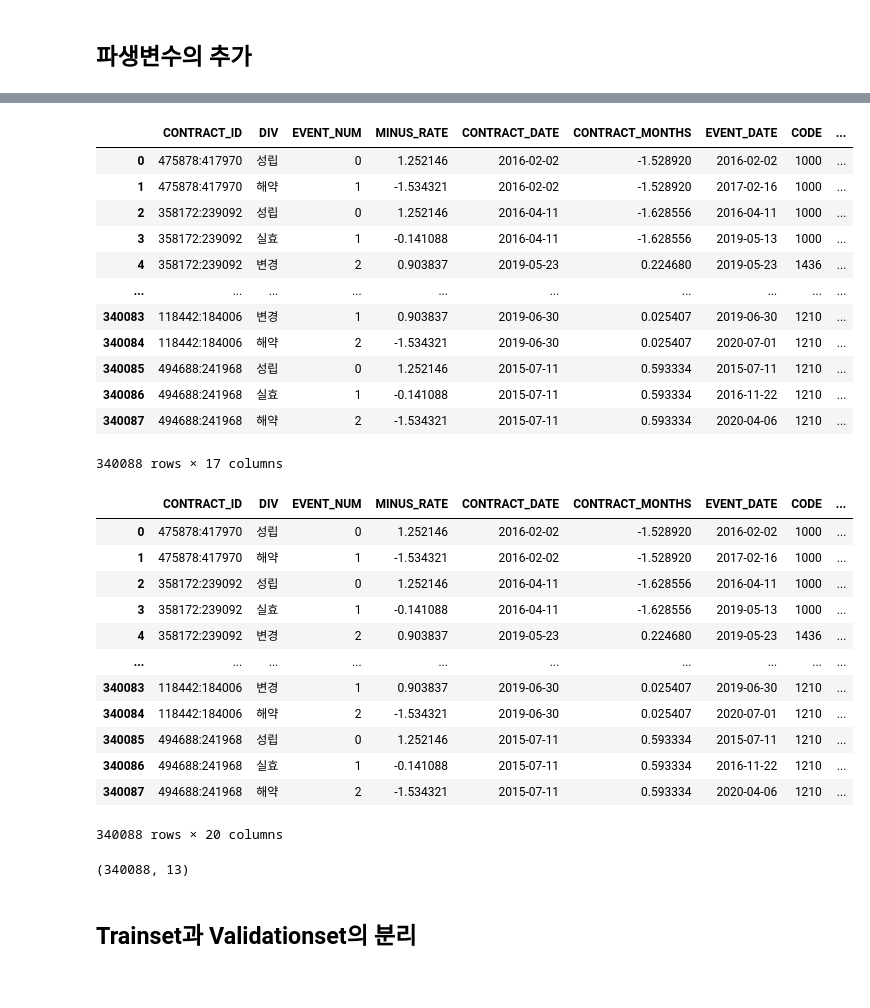
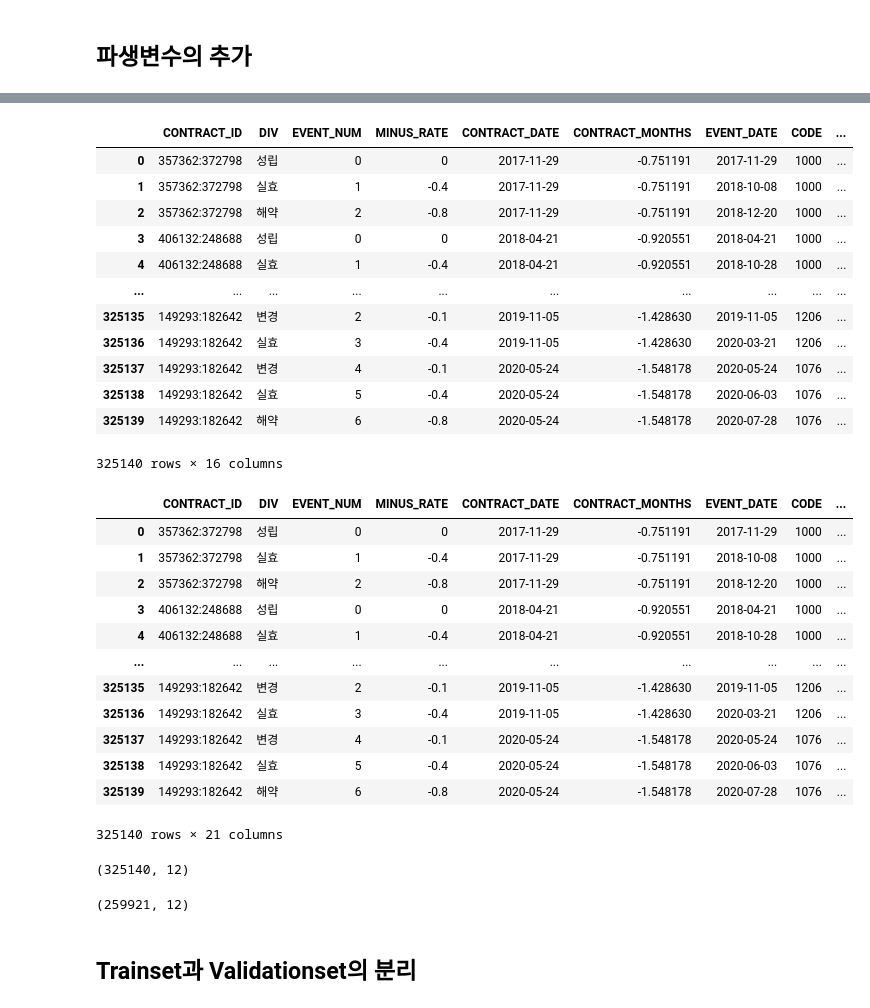
Before and after one commit to dolmani38/non-linear-regression, a Jupyter notebook: Regession_test_0809.ipynb, the cells around one changed output, grey strips where cells are left out. Saved outputs shown, nothing was run; the diff lists cells and outputs as text; code cells hidden in the pictures.

```diff
--- a/Regession_test_0809.ipynb
+++ b/Regession_test_0809.ipynb
@@ -840,9 +852,11 @@ pre_nafyc = 0
 for row in dataset2.iterrows():
   if row[1][2] == 0:
     pre_nafycs.append(0)
+    pre_nafyc = 0
   else:
     pre_nafycs.append(pre_nafyc)
-  pre_nafyc = row[1][10]
+
+  pre_nafyc = pre_nafyc + row[1][10]
 
 dataset2['PRE_NAFYC'] = pre_nafycs
 # %%
@@ -856,7 +884,7 @@ dataset2['LAST_MONTHS'] = dataset2.apply(last_months, axis=1)
 # %%
 # zscore norm
 
-ds = dataset2[['MINUS_RATE','REAL_YY','COM_RATE','PRE_NAFYC','CONTRACT_MONTHS','LAST_MONTHS']]
+ds = dataset2[['REAL_YY','PRE_NAFYC','CONTRACT_MONTHS','LAST_MONTHS']]
 
 _mean = ds.mean(axis=0)
 _std = ds.std(axis=0)
@@ -883,54 +911,74 @@ dataset2
 # %%
-dataset2['ft1'] = dataset2['REAL_YY']* dataset2['COM_RATE']
+#dataset2['ft1'] = dataset2['REAL_YY']* dataset2['COM_RATE']
 dataset2['ft2'] = dataset2['LAST_MONTHS']/dataset2['CONTRACT_MONTHS']
 dataset2['ft3'] = dataset2['MINUS_RATE']*dataset2['LAST_MONTHS']/dataset2['CONTRACT_MONTHS']
 dataset2['ft4'] = dataset2['PRE_NAFYC']+dataset2['PRE_NAFYC']*dataset2['MINUS_RATE']*dataset2['LAST_MONTHS']/dataset2['CONTRACT_MONTHS']
+# %%
+dataset2 = dataset2.astype({"MINUS_RATE": object})
+dataset2 = dataset2.astype({"COM_RATE": object})
 # %%
 dataset2
 # %% [output]
 |  | CONTRACT_ID | DIV | EVENT_NUM | MINUS_RATE | CONTRACT_DATE | CONTRACT_MONTHS | EVENT_DATE | CODE | ... |
-| 0 | 475878:417970 | 성립 | 0 | 1.252146 | 2016-02-02 | -1.528920 | 2016-02-02 | 1000 | ... |
-| 1 | 475878:417970 | 해약 | 1 | -1.534321 | 2016-02-02 | -1.528920 | 2017-02-16 | 1000 | ... |
-| 2 | 358172:239092 | 성립 | 0 | 1.252146 | 2016-04-11 | -1.628556 | 2016-04-11 | 1000 | ... |
-| 3 | 358172:239092 | 실효 | 1 | -0.141088 | 2016-04-11 | -1.628556 | 2019-05-13 | 1000 | ... |
-| 4 | 358172:239092 | 변경 | 2 | 0.903837 | 2019-05-23 | 0.224680 | 2019-05-23 | 1436 | ... |
+| 0 | 357362:372798 | 성립 | 0 | 0 | 2017-11-29 | -0.751191 | 2017-11-29 | 1000 | ... |
+| 1 | 357362:372798 | 실효 | 1 | -0.4 | 2017-11-29 | -0.751191 | 2018-10-08 | 1000 | ... |
+| 2 | 357362:372798 | 해약 | 2 | -0.8 | 2017-11-29 | -0.751191 | 2018-12-20 | 1000 | ... |
+| 3 | 406132:248688 | 성립 | 0 | 0 | 2018-04-21 | -0.920551 | 2018-04-21 | 1000 | ... |
+| 4 | 406132:248688 | 실효 | 1 | -0.4 | 2018-04-21 | -0.920551 | 2018-10-28 | 1000 | ... |
 | ... | ... | ... | ... | ... | ... | ... | ... | ... | ... |
-| 340083 | 118442:184006 | 변경 | 1 | 0.903837 | 2019-06-30 | 0.025407 | 2019-06-30 | 1210 | ... |
-| 340084 | 118442:184006 | 해약 | 2 | -1.534321 | 2019-06-30 | 0.025407 | 2020-07-01 | 1210 | ... |
-| 340085 | 494688:241968 | 성립 | 0 | 1.252146 | 2015-07-11 | 0.593334 | 2015-07-11 | 1210 | ... |
-| 340086 | 494688:241968 | 실효 | 1 | -0.141088 | 2015-07-11 | 0.593334 | 2016-11-22 | 1210 | ... |
-| 340087 | 494688:241968 | 해약 | 2 | -1.534321 | 2015-07-11 | 0.593334 | 2020-04-06 | 1210 | ... |
+| 325135 | 149293:182642 | 변경 | 2 | -0.1 | 2019-11-05 | -1.428630 | 2019-11-05 | 1206 | ... |
+| 325136 | 149293:182642 | 실효 | 3 | -0.4 | 2019-11-05 | -1.428630 | 2020-03-21 | 1206 | ... |
+| 325137 | 149293:182642 | 변경 | 4 | -0.1 | 2020-05-24 | -1.548178 | 2020-05-24 | 1076 | ... |
+| 325138 | 149293:182642 | 실효 | 5 | -0.4 | 2020-05-24 | -1.548178 | 2020-06-03 | 1076 | ... |
+| 325139 | 149293:182642 | 해약 | 6 | -0.8 | 2020-05-24 | -1.548178 | 2020-07-28 | 1076 | ... |
-340088 rows × 17 columns
+325140 rows × 16 columns
 # %%
 # 상품코드의 categpry mapping
 code_mapping = EmbeddingMapping(dataset2['CODE'])
 dataset2 = dataset2.assign(code_mapping=dataset2['CODE'].apply(code_mapping.get_mapping))
 # event구분의 category mapping
 div_mapping = EmbeddingMapping(dataset2['DIV'])
 dataset2 = dataset2.assign(div_mapping=dataset2['DIV'].apply(div_mapping.get_mapping))
 # EVENT_NUM의 category mapping
 eventint_mapping = EmbeddingMapping(dataset2['EVENT_NUM'])
 dataset2 = dataset2.assign(eventint_mapping=dataset2['EVENT_NUM'].apply(eventint_mapping.get_mapping))
+# COM_RATE의 category mapping
+comrate_mapping = EmbeddingMapping(dataset2['COM_RATE'])
+dataset2 = dataset2.assign(comrate_mapping=dataset2['COM_RATE'].apply(comrate_mapping.get_mapping))
+# MINUS_RATE category mapping
+minusrate_mapping = EmbeddingMapping(dataset2['MINUS_RATE'])
+dataset2 = dataset2.assign(minusrate_mapping=dataset2['MINUS_RATE'].apply(minusrate_mapping.get_mapping))
+
+
 dataset2
 # %% [output]
 |  | CONTRACT_ID | DIV | EVENT_NUM | MINUS_RATE | CONTRACT_DATE | CONTRACT_MONTHS | EVENT_DATE | CODE | ... |
-| 0 | 475878:417970 | 성립 | 0 | 1.252146 | 2016-02-02 | -1.528920 | 2016-02-02 | 1000 | ... |
-| 1 | 475878:417970 | 해약 | 1 | -1.534321 | 2016-02-02 | -1.528920 | 2017-02-16 | 1000 | ... |
-| 2 | 358172:239092 | 성립 | 0 | 1.252146 | 2016-04-11 | -1.628556 | 2016-04-11 | 1000 | ... |
-| 3 | 358172:239092 | 실효 | 1 | -0.141088 | 2016-04-11 | -1.628556 | 2019-05-13 | 1000 | ... |
-| 4 | 358172:239092 | 변경 | 2 | 0.903837 | 2019-05-23 | 0.224680 | 2019-05-23 | 1436 | ... |
+| 0 | 357362:372798 | 성립 | 0 | 0 | 2017-11-29 | -0.751191 | 2017-11-29 | 1000 | ... |
+| 1 | 357362:372798 | 실효 | 1 | -0.4 | 2017-11-29 | -0.751191 | 2018-10-08 | 1000 | ... |
+| 2 | 357362:372798 | 해약 | 2 | -0.8 | 2017-11-29 | -0.751191 | 2018-12-20 | 1000 | ... |
+| 3 | 406132:248688 | 성립 | 0 | 0 | 2018-04-21 | -0.920551 | 2018-04-21 | 1000 | ... |
+| 4 | 406132:248688 | 실효 | 1 | -0.4 | 2018-04-21 | -0.920551 | 2018-10-28 | 1000 | ... |
 | ... | ... | ... | ... | ... | ... | ... | ... | ... | ... |
-| 340083 | 118442:184006 | 변경 | 1 | 0.903837 | 2019-06-30 | 0.025407 | 2019-06-30 | 1210 | ... |
-| 340084 | 118442:184006 | 해약 | 2 | -1.534321 | 2019-06-30 | 0.025407 | 2020-07-01 | 1210 | ... |
-| 340085 | 494688:241968 | 성립 | 0 | 1.252146 | 2015-07-11 | 0.593334 | 2015-07-11 | 1210 | ... |
-| 340086 | 494688:241968 | 실효 | 1 | -0.141088 | 2015-07-11 | 0.593334 | 2016-11-22 | 1210 | ... |
-| 340087 | 494688:241968 | 해약 | 2 | -1.534321 | 2015-07-11 | 0.593334 | 2020-04-06 | 1210 | ... |
+| 325135 | 149293:182642 | 변경 | 2 | -0.1 | 2019-11-05 | -1.428630 | 2019-11-05 | 1206 | ... |
+| 325136 | 149293:182642 | 실효 | 3 | -0.4 | 2019-11-05 | -1.428630 | 2020-03-21 | 1206 | ... |
+| 325137 | 149293:182642 | 변경 | 4 | -0.1 | 2020-05-24 | -1.548178 | 2020-05-24 | 1076 | ... |
+| 325138 | 149293:182642 | 실효 | 5 | -0.4 | 2020-05-24 | -1.548178 | 2020-06-03 | 1076 | ... |
+| 325139 | 149293:182642 | 해약 | 6 | -0.8 | 2020-05-24 | -1.548178 | 2020-07-28 | 1076 | ... |
-340088 rows × 20 columns
+325140 rows × 21 columns
 # %%
-dataset_net = dataset2[['CONTRACT_ID','MINUS_RATE','REAL_YY','COM_RATE','ft1','ft2','ft3','ft4','PRE_NAFYC','code_mapping','div_mapping','eventint_mapping','NAFYC']]
+#dataset_net = dataset2[['CONTRACT_ID','REAL_YY','ft1','ft2','ft3','ft4','PRE_NAFYC','code_mapping','div_mapping','eventint_mapping','comrate_mapping','minusrate_mapping','NAFYC']]
+dataset_net = dataset2[['CONTRACT_ID','REAL_YY','ft2','ft3','ft4','PRE_NAFYC','code_mapping','div_mapping','eventint_mapping','comrate_mapping','minusrate_mapping','NAFYC']]
 dataset_net.shape
 # %% [output]
-(340088, 13)
+(325140, 12)
+# %%
+# 성립 이외의 EVENT 만 분리...
+
+#dataset_net2 = dataset_net[(dataset_net['div_mapping']==2) || (dataset_net['div_mapping']==3) || (dataset_net['div_mapping']==4) || (dataset_net['div_mapping']==5)]
+dataset_net2 = dataset_net[dataset_net['div_mapping']>1]
+dataset_net2.shape
+# %% [output]
+(259921, 12)
 # %% [markdown]
 ## Trainset과 Validationset의 분리
 # %%
```
Also changed, not shown: parts of 14 cells of this notebook.
